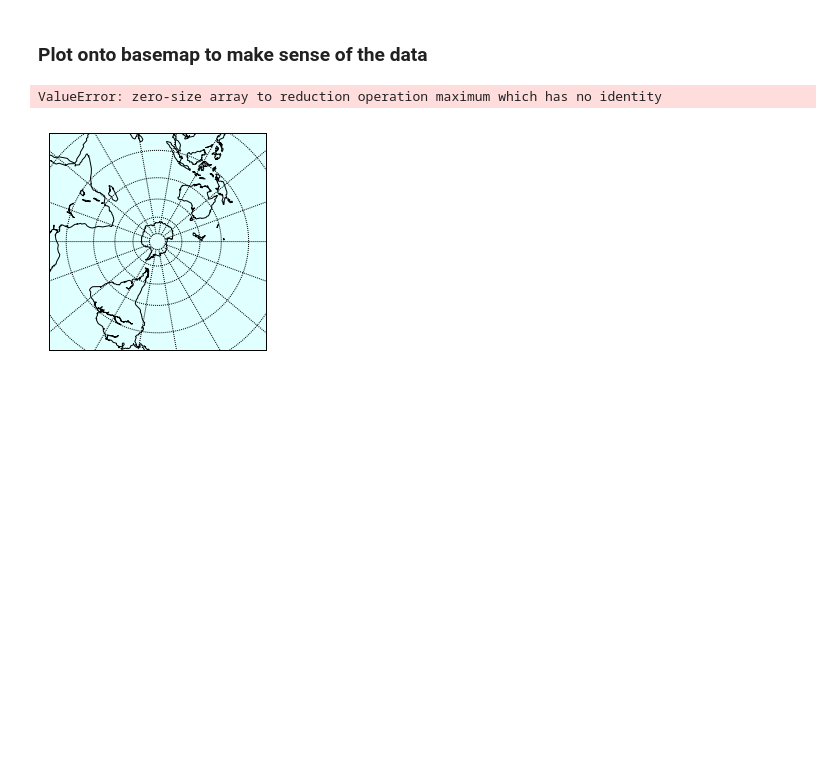
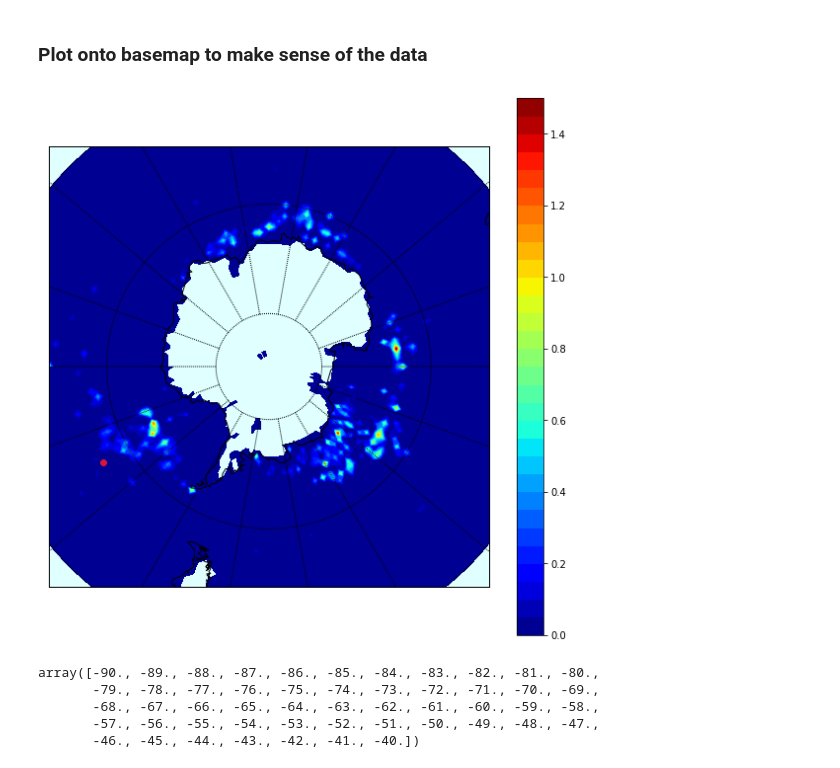
Before and after one commit to codeybear/Icebergs, a Jupyter notebook: ALTIBERG.ipynb, the cells around one changed output. Drawn from its saved outputs; the diff is of its cells as text; code cells hidden in the pictures; blank space fills up the shorter version.

```diff
--- a/ALTIBERG.ipynb
+++ b/ALTIBERG.ipynb
@@ -189,6 +189,7 @@ B30 is currently at -63, -141
 A lot of the data is nan, but there is
 # %%
 ice2d = ice_area[2,:,:].data
+ice2d = np.swapaxes(ice2d, 0, 1)
 ice2d
 # %% [output]
 array([[nan, nan, nan, ...,  0.,  0.,  0.],
@@ -205,0 +202,3 @@ plt.show()
+# %%
+lonvals = longitude[:].data
+latvals = latitude[:].data
@@ -206,7 +213,5 @@ plt.show()
 # %%
-lonvals = longitude[:].data - 180
-latvals = latitude[:].data
-plt.pcolor(latvals, lonvals, x)
+plt.pcolor(latvals, lonvals, ice2d)
 
 plt.xlabel(latitude.standard_name.capitalize())
 plt.ylabel(longitude.standard_name.capitalize())
@@ -225,24 +230,39 @@ cannot be safely cast to variable data type
 # %% [markdown]
 ### Plot onto basemap to make sense of the data
 # %%
+# Useful south pole stereographic link
+# Shows how to plot points as well
+#https://stackoverflow.com/questions/45302485/matplotlib-focus-on-specific-lon-lat-using-spstere-projection
+
 # create a map
-the_map = Basemap(projection='spstere',boundinglat=10,lon_0=270)
-sea_color='lightcyan'
+plt.figure(figsize=(10,10))
+m = Basemap(projection = 'spstere', boundinglat = -50, lon_0 = 270)
+sea_color = 'lightcyan'
 
 # set any desired features
-the_map.drawcoastlines()
-the_map.drawmapboundary(fill_color=sea_color)
-the_map.drawparallels(np.arange(-80,81,20))
-the_map.drawmeridians(np.arange(-180,180,20))
+m.drawcoastlines()
+m.drawmapboundary(fill_color = sea_color)
+m.drawparallels(np.arange(-80, 81, 20))
+m.drawmeridians(np.arange(-180, 180, 20))
 
-lons = [-40]
-lats = [-70]
+x, y = m(*np.meshgrid(lonvals, latvals))
 
-x, y = the_map(*np.meshgrid(lons,lats))
+# make filled contour plot.`
+m.contourf(x, y, ice2d, 30, cmap = plt.cm.jet)
+plt.colorbar(orientation="vertical")
 
-# make filled contour plot.
-the_map.contourf(x, y, ice2d, 30, cmap=plt.cm.jet)
+xll, yll = m(-65,-138) # <-- find those points by looking at meridians and parallels
+xur, yur = m(-30,-55)
+m.scatter([xll,xur], [yll, yur], c="crimson")
+
 plt.show()
 # %% [output]
-ValueError: zero-size array to reduction operation maximum which has no identity
-[figure, old version]
+[figure, new version]
+# %%
+latvals
+# %% [output]
+array([-90., -89., -88., -87., -86., -85., -84., -83., -82., -81., -80.,
+       -79., -78., -77., -76., -75., -74., -73., -72., -71., -70., -69.,
+       -68., -67., -66., -65., -64., -63., -62., -61., -60., -59., -58.,
+       -57., -56., -55., -54., -53., -52., -51., -50., -49., -48., -47.,
+       -46., -45., -44., -43., -42., -41., -40.])
```
Also changed, not shown: parts of 5 cells of this notebook, 1 other file.
